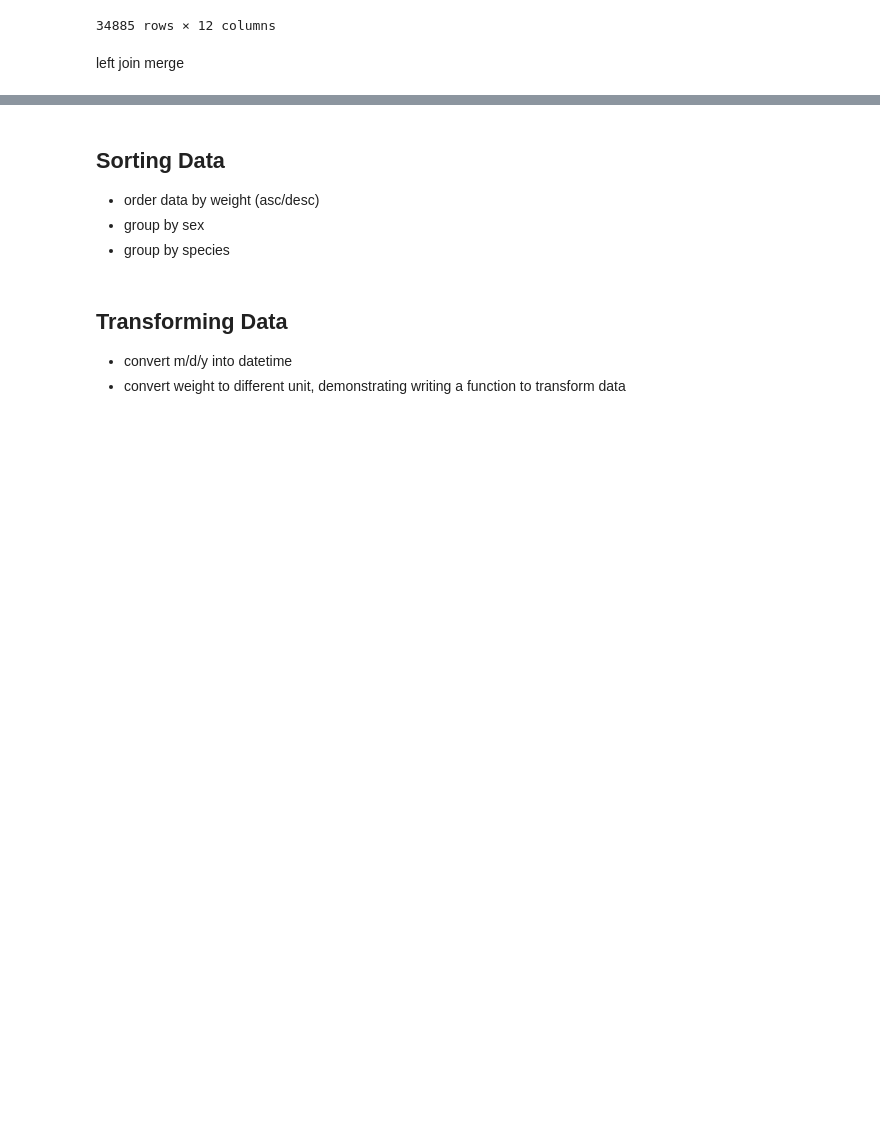
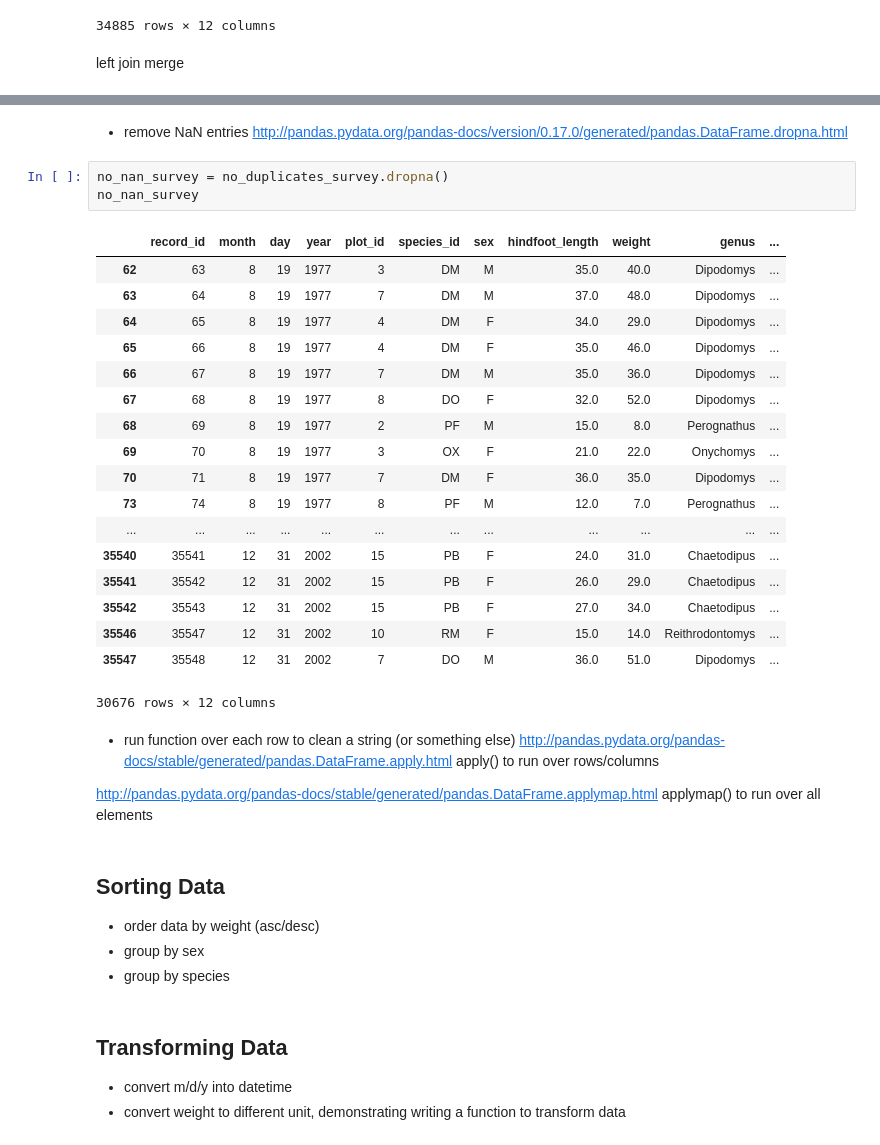
Before and after one commit to NCSU-Libraries/pandas-code4lib-2017, a Jupyter notebook: notebooks/workshop_2.ipynb, the cells around one changed output, grey strips where cells are left out. Cells and saved outputs as stored; diff of their text form; blank space fills up the shorter version.

```diff
--- a/notebooks/workshop_2.ipynb
+++ b/notebooks/workshop_2.ipynb
@@ -97,3 +152,35 @@ left join merge
+# %% [markdown]
+* remove NaN entries
+http://pandas.pydata.org/pandas-docs/version/0.17.0/generated/pandas.DataFrame.dropna.html
+# %%
+no_nan_survey = no_duplicates_survey.dropna()
+no_nan_survey
+# %% [output]
+|  | record_id | month | day | year | plot_id | species_id | sex | hindfoot_length | weight | genus | ... |
+| 62 | 63 | 8 | 19 | 1977 | 3 | DM | M | 35.0 | 40.0 | Dipodomys | ... |
+| 63 | 64 | 8 | 19 | 1977 | 7 | DM | M | 37.0 | 48.0 | Dipodomys | ... |
+| 64 | 65 | 8 | 19 | 1977 | 4 | DM | F | 34.0 | 29.0 | Dipodomys | ... |
+| 65 | 66 | 8 | 19 | 1977 | 4 | DM | F | 35.0 | 46.0 | Dipodomys | ... |
+| 66 | 67 | 8 | 19 | 1977 | 7 | DM | M | 35.0 | 36.0 | Dipodomys | ... |
+| 67 | 68 | 8 | 19 | 1977 | 8 | DO | F | 32.0 | 52.0 | Dipodomys | ... |
+| 68 | 69 | 8 | 19 | 1977 | 2 | PF | M | 15.0 | 8.0 | Perognathus | ... |
+| 69 | 70 | 8 | 19 | 1977 | 3 | OX | F | 21.0 | 22.0 | Onychomys | ... |
+| 70 | 71 | 8 | 19 | 1977 | 7 | DM | F | 36.0 | 35.0 | Dipodomys | ... |
+| 73 | 74 | 8 | 19 | 1977 | 8 | PF | M | 12.0 | 7.0 | Perognathus | ... |
+| ... | ... | ... | ... | ... | ... | ... | ... | ... | ... | ... | ... |
+| 35540 | 35541 | 12 | 31 | 2002 | 15 | PB | F | 24.0 | 31.0 | Chaetodipus | ... |
+| 35541 | 35542 | 12 | 31 | 2002 | 15 | PB | F | 26.0 | 29.0 | Chaetodipus | ... |
+| 35542 | 35543 | 12 | 31 | 2002 | 15 | PB | F | 27.0 | 34.0 | Chaetodipus | ... |
+| 35546 | 35547 | 12 | 31 | 2002 | 10 | RM | F | 15.0 | 14.0 | Reithrodontomys | ... |
+| 35547 | 35548 | 12 | 31 | 2002 | 7 | DO | M | 36.0 | 51.0 | Dipodomys | ... |
+30676 rows × 12 columns
+# %% [markdown]
+* run function over each row to clean a string (or something else)
+http://pandas.pydata.org/pandas-docs/stable/generated/pandas.DataFrame.apply.html
+apply() to run over rows/columns
+
+http://pandas.pydata.org/pandas-docs/stable/generated/pandas.DataFrame.applymap.html
+applymap() to run over all elements
 # %% [markdown]
 ## Sorting Data
 
```
Also changed, not shown: parts of 9 cells of this notebook.
